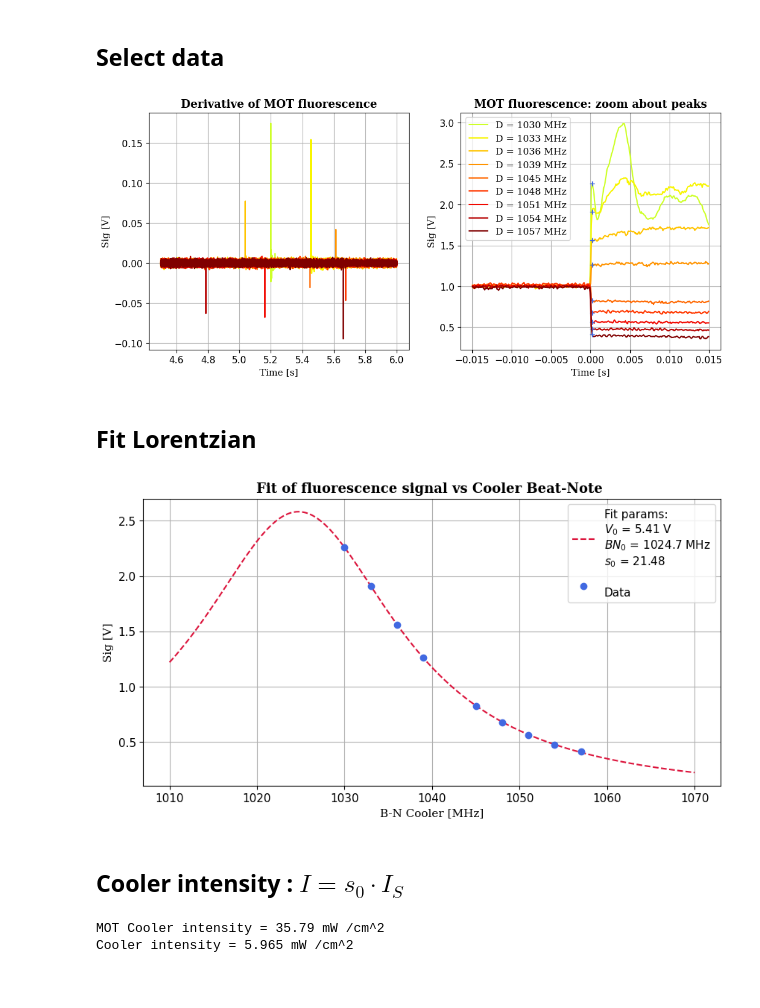
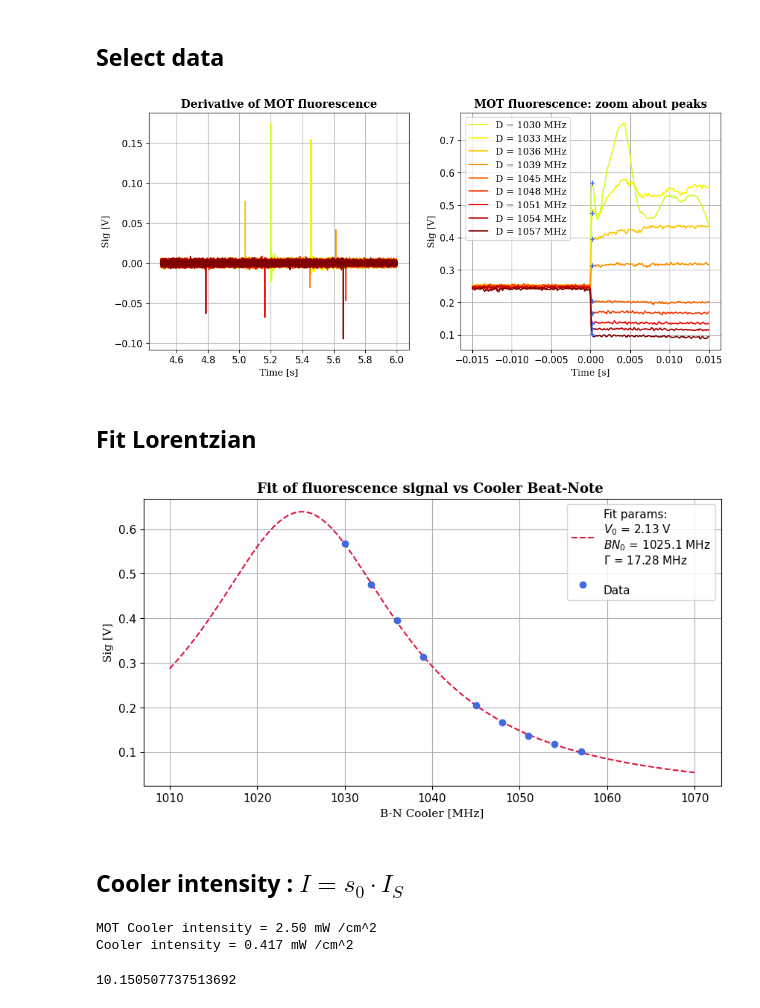
Before and after one commit to Leonardo-Razzai/automatic_measures, a Jupyter notebook: MOT_detuning_oscilloscope/Data/Different_delta/fit_s0.ipynb, the cells around one changed output. Cells and saved outputs as stored; diff of their text form; code cells hidden in the pictures.

```diff
--- a/MOT_detuning_oscilloscope/Data/Different_delta/fit_s0.ipynb
+++ b/MOT_detuning_oscilloscope/Data/Different_delta/fit_s0.ipynb
@@ -114,7 +116,7 @@ for i, D in enumerate(D_vals):
 
   index_interval = (x_data > x_photo - delta_time) * (x_data < x_photo + delta_time)
   x_interval = x_data[index_interval] - x_photo
-  y_interval = y_data[index_interval] / np.mean(y_data_diff[x_diff < 4.7])
+  y_interval = y_data[index_interval]
 
   x_picked = x_interval[-2]
   y_picked = y_interval[-2]
@@ -123,7 +125,7 @@ for i, D in enumerate(D_vals):
 
   index_plot = (x_data > x_photo - 50*delta_time) * (x_data < x_photo + 50*delta_time)
   x_plot = x_data[index_plot] - x_photo
-  y_plot = y_data[index_plot] / np.mean(y_data_diff[x_diff < 4.7])
+  y_plot = y_data[index_plot]
 
   ax[1].plot(x_plot, y_plot, label=f'D = {D} MHz', color=color_palette[i])
   ax[1].plot([x_picked], [y_picked], '+', color='royalblue')
@@ -134,7 +136,6 @@ for i, D in enumerate(D_vals):
 
 plt.show()
 
-SAVE_DATA = True
 if SAVE_DATA:
   df = pd.DataFrame({
     'BN_cooler [MHz]': D_vals,
@@ -142,40 +143,41 @@ if SAVE_DATA:
   })
   df.to_csv(DATE+'/Photoemission_Data.csv')
 # %% [output]
-[figure, old version]
+[figure, new version]
 # %% [markdown]
 ## Fit Lorentzian
 # %%
-def Lorentzian(BN, V0, BN0, s0):
-  Gamma = 5.88 # MHz
+def Lorentzian_in_MOT(BN, V0, BN0, Gamma):
+  s0 = 1.5
   return V0 * s0/2 / (1 + s0 + 4*(BN-BN0)**2 / Gamma**2)
 
 x_data_fit = np.array(D_vals)
 y_data_fit = np.array(PHOTOEMISSION_VALS)
-popt, pcov = curve_fit(Lorentzian, x_data_fit, y_data_fit, p0=[1, 1027, 5])
-V0, BN0, s0 = popt
+popt, pcov = curve_fit(Lorentzian_in_MOT, x_data_fit, y_data_fit, p0=[1, 1027, 5])
+V0, BN0, Gamma = popt
 
 x_fit = np.linspace(1010, 1070, 200)
-y_fit = Lorentzian(x_fit, *popt)
+y_fit = Lorentzian_in_MOT(x_fit, *popt)
 
 _, ax = plt.subplots(1, 1, figsize=(10, 5))
 ax.set_title(f'Fit of fluorescence signal vs Cooler Beat-Note ', fontdict=title_font)
-ax.plot(x_fit, y_fit, '--', color='crimson', label='Fit params:\n'+r'$V_0$ = ' + f'{V0:.2f} V\n'+r'$BN_0$ = ' + f'{BN0:.1f} MHz\n'+r'$s_0$ = ' + f'{s0:.2f}')
+ax.plot(x_fit, y_fit, '--', color='crimson', label='Fit params:\n'+r'$V_0$ = ' + f'{V0:.2f} V\n'+r'$BN_0$ = ' + f'{BN0:.1f} MHz\n'+r'$\Gamma$ = ' + f'{Gamma:.2f} MHz')
 ax.plot(x_data_fit, y_data_fit, 'o', color='royalblue', label='\nData')
 ax.set_xlabel(r'B-N Cooler [MHz]', fontdict=base_font)
 ax.set_ylabel('Sig [V]', fontdict=base_font)
 ax.grid()
 
 plt.legend()
 plt.show()
 # %% [output]
-[figure, old version]
+[figure, new version]
 # %% [markdown]
 ## Cooler intensity : $I = s_0 \cdot I_S$
 # %%
 Is = 1.67 # mW/cm^2
+s0 = 1.5
 print(f'MOT Cooler intensity = {s0 * Is :.2f} mW /cm^2')
 print(f'Cooler intensity = {s0 * Is / 6 :.3f} mW /cm^2')
 # %% [output]
-MOT Cooler intensity = 35.79 mW /cm^2
-Cooler intensity = 5.965 mW /cm^2
+MOT Cooler intensity = 2.50 mW /cm^2
+Cooler intensity = 0.417 mW /cm^2
@@ -181,0 +201,4 @@ Cooler intensity = 5.965 mW /cm^2
+# %%
+NumOfAtoms(V0=2.13, Delta=0, s0=1.5, Gamma=Gamma) / 1e8
+# %% [output]
+10.150507737513692
```
Also changed, not shown: parts of 2 cells of this notebook.
